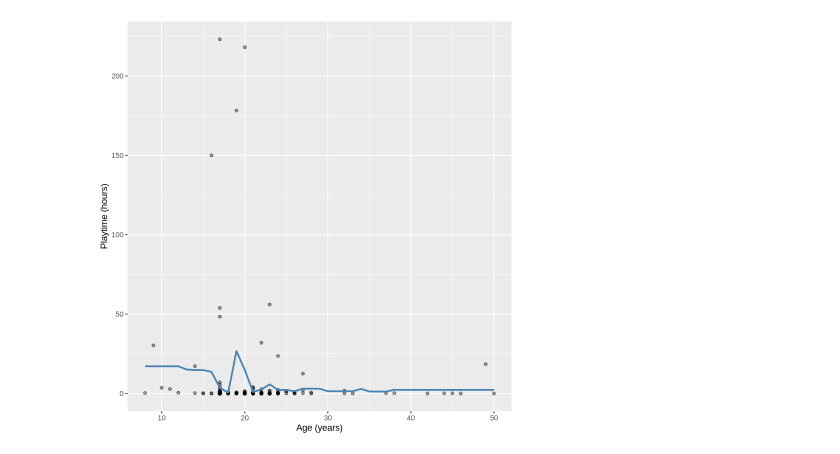
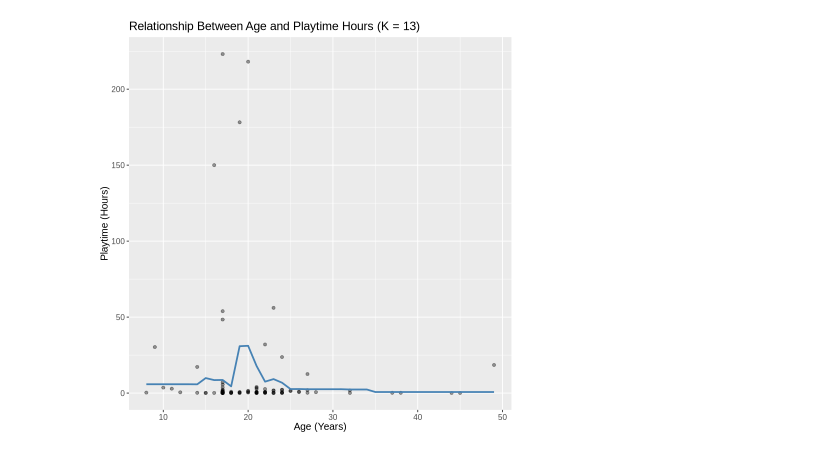
Before and after one commit to wrenlyc/DSCI-Project, a Jupyter notebook: DSCI project.ipynb, the cells around one changed output. Saved outputs shown, nothing was run; the diff lists cells and outputs as text; code cells hidden in the pictures.

Commit message:
Formatted project

```diff
--- a/DSCI project.ipynb
+++ b/DSCI project.ipynb
@@ -61,0 +65,6 @@ A tibble: 194 × 2
+# %%
+players <- player_data|>
+    mutate(Age = as.numeric(Age), played_hours = as.numeric(played_hours)) |>
+    filter(!is.na(Age), !is.na(played_hours), played_hours != 0) |>
+    select(Age,played_hours)
+players
@@ -114,0 +140,21 @@ A tibble: 1 × 3
+# %%
+set.seed(123)
+#testing
+players_spec <- nearest_neighbor(weight_func = "rectangular",
+                              neighbors = best_k) |>
+  set_engine("kknn") |>
+  set_mode("regression")
+
+knn_mult_fit <- workflow() |>
+  add_recipe(players_recipe) |>
+  add_model(players_spec) |>
+  fit(data = players_training)
+
+knn_mult_preds <- knn_mult_fit |>
+  predict(players_testing) |>
+  bind_cols(players_testing)
+
+knn_mult_mets <- metrics(knn_mult_preds, truth = played_hours, estimate = .pred) |>
+                     filter(.metric == 'rmse')
+
+knn_mult_mets
@@ -115,29 +166,29 @@ A tibble: 1 × 3
 # %%
+set.seed(123)
+# graphing
 age_prediction_grid <- tibble(
     Age = seq(
         from = players |> select(Age) |> min(),
         to = players |> select(Age) |> max(),
         by = 1
     )
 )
 
-players_preds <- players_workflow |>
+players_preds <- knn_mult_fit |>
   predict(age_prediction_grid) |>
   bind_cols(age_prediction_grid)
 
 
 plot_final <- ggplot(players, aes(x = Age, y = played_hours)) +
-  geom_point(alpha = 0.4) +
-  geom_line(data = players_preds,
+    geom_point(alpha = 0.4) +
+    geom_line(data = players_preds, #players_preds
             mapping = aes(x = Age, y = .pred),
             color = "steelblue",
             linewidth = 1) +
-  xlab("Age (years)") +
-  ylab("Playtime (hours)")
-  # scale_y_continuous(labels = dollar_format()) +
-  # ggtitle(paste0("K = ", kmin)) +
-  # theme(text = element_text(size = 12))
+    labs(x = "Age (Years)", y = "Playtime (Hours)") +
+    ggtitle(paste0("Relationship Between Age and Playtime Hours (K = ", best_k, ")")) +
+    theme(text = element_text(size = 12))
 
 plot_final
 # %% [output]
-[figure, old version]
+[figure, new version]
```
Also changed, not shown: parts of 13 cells of this notebook.
